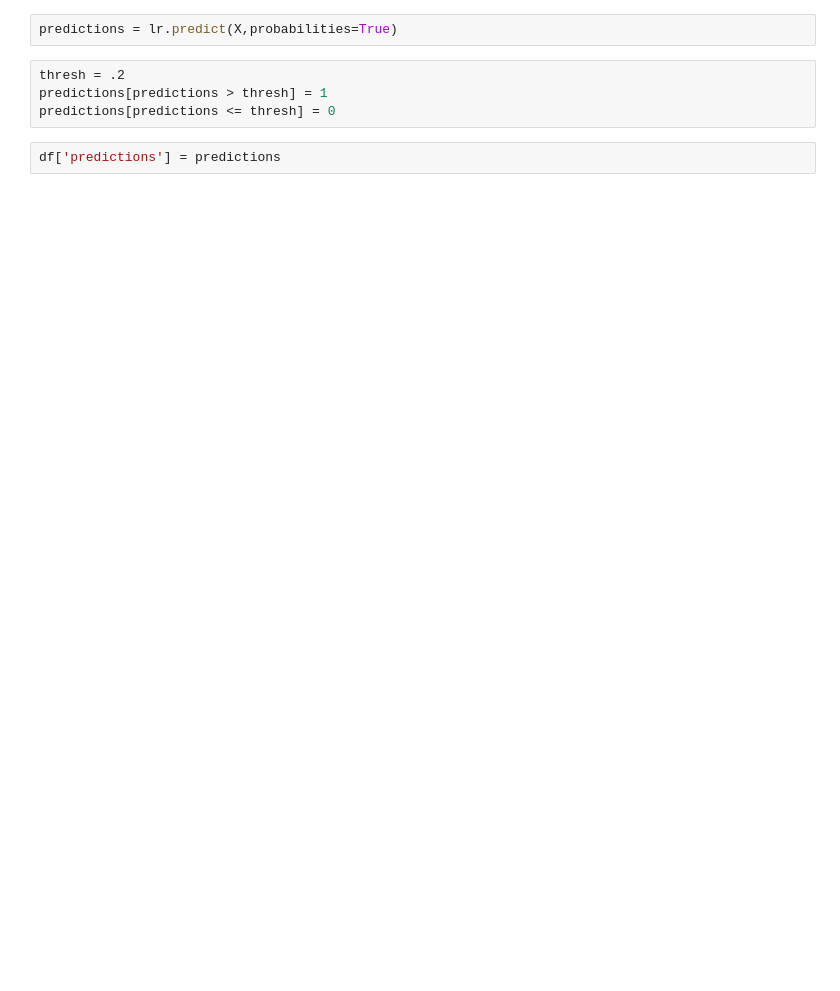
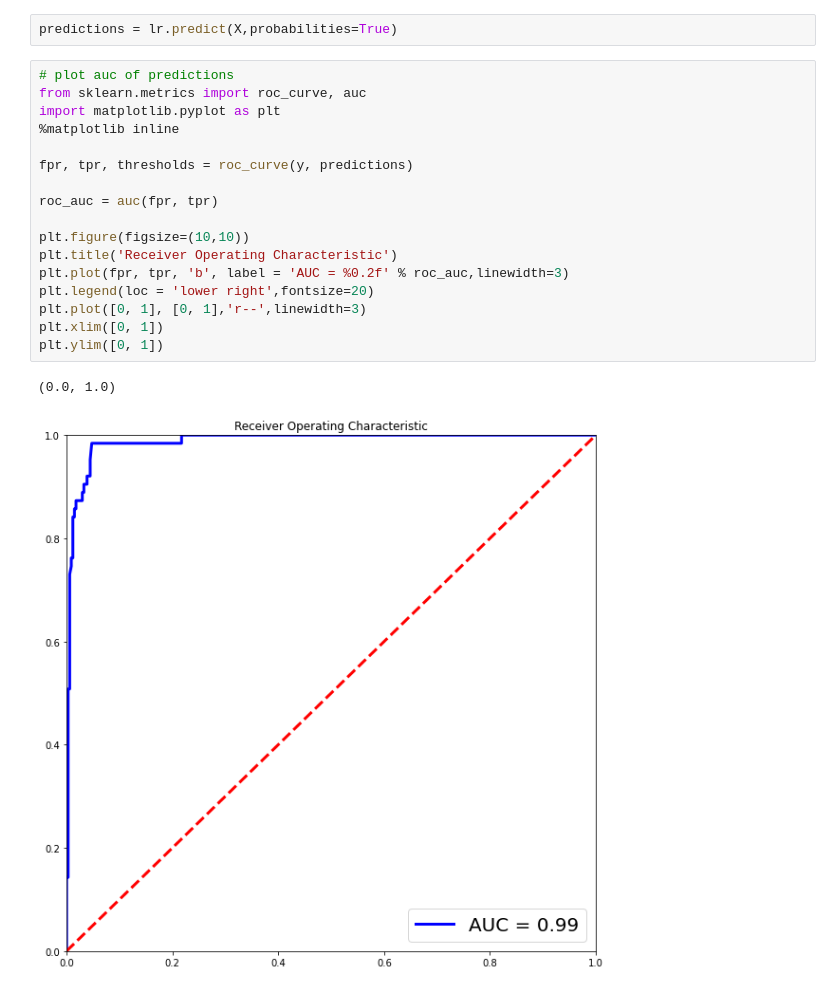
Before and after one commit to nkasmanoff/distraction-flagger-api, a Jupyter notebook: Train Focus Model with Scratch Components.ipynb, the cells around one changed output. Drawn from its saved outputs; the diff is of its cells as text; blank space fills up the shorter version.

```diff
--- a/Train Focus Model with Scratch Components.ipynb
+++ b/Train Focus Model with Scratch Components.ipynb
@@ -148,8 +147,22 @@ lr.fit(X, y)
 # %%
 predictions = lr.predict(X,probabilities=True)
-# %%
-thresh = .2
-predictions[predictions > thresh] = 1
-predictions[predictions <= thresh] = 0
-# %%
-df['predictions'] = predictions
+# %%
+# plot auc of predictions
+from sklearn.metrics import roc_curve, auc
+import matplotlib.pyplot as plt
+%matplotlib inline
+
+fpr, tpr, thresholds = roc_curve(y, predictions)
+
+roc_auc = auc(fpr, tpr)
+
+plt.figure(figsize=(10,10))
+plt.title('Receiver Operating Characteristic')
+plt.plot(fpr, tpr, 'b', label = 'AUC = %0.2f' % roc_auc,linewidth=3)
+plt.legend(loc = 'lower right',fontsize=20)
+plt.plot([0, 1], [0, 1],'r--',linewidth=3)
+plt.xlim([0, 1])
+plt.ylim([0, 1])
+# %% [output]
+(0.0, 1.0)
+[figure, added]
```
Also changed, not shown: parts of 15 cells of this notebook, 7 other files.
